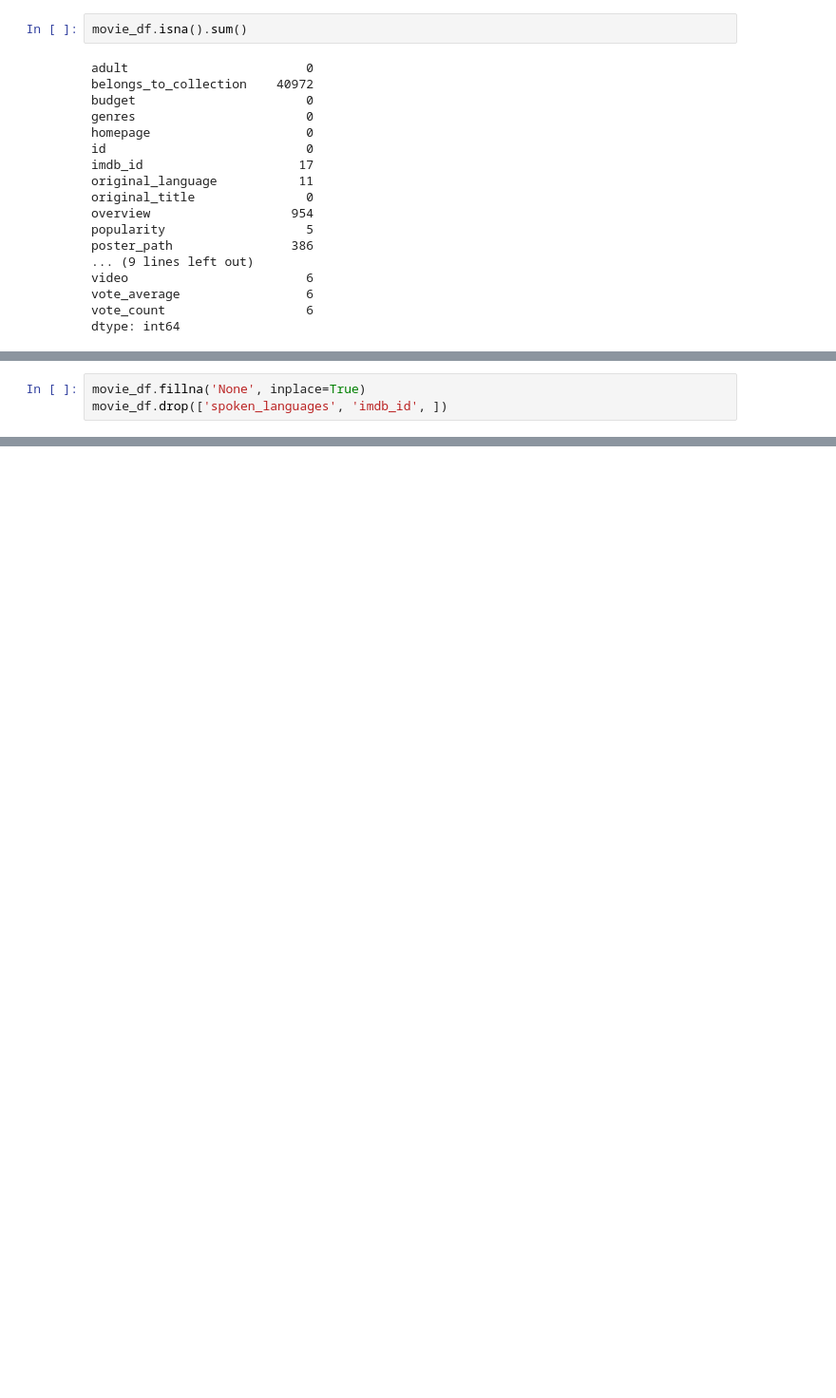
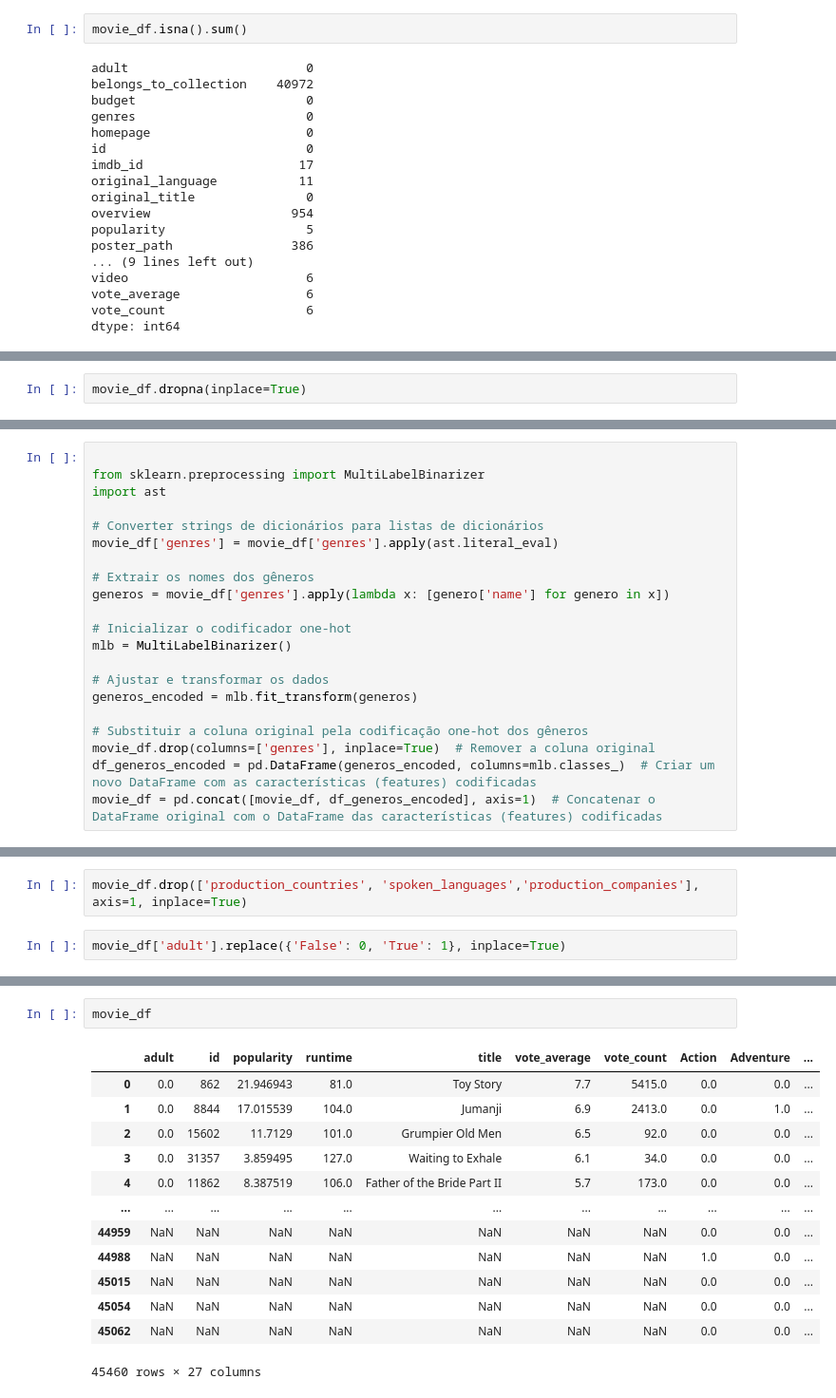
Before and after one commit to Kaio-Gaspar/movie-system-recommendation, a Jupyter notebook: movie/main.ipynb, the cells around one changed output, grey strips where cells are left out. Shown at 95% size. Saved outputs shown, nothing was run; the diff lists cells and outputs as text; blank space fills up the shorter version.

Commit message:
preprocessing

```diff
--- a/movie/main.ipynb
+++ b/movie/main.ipynb
@@ -49,3 +110,2 @@ movie_df.head()
 # %%
-movie_df.fillna('None', inplace=True)
-movie_df.drop(['spoken_languages', 'imdb_id', ])
+movie_df.dropna(inplace=True)
@@ -53,0 +137,21 @@ KeyError: "['spoken_languages', 'imdb_id'] not found in axis"
+# %%
+
+from sklearn.preprocessing import MultiLabelBinarizer
+import ast
+
+# Converter strings de dicionários para listas de dicionários
+movie_df['genres'] = movie_df['genres'].apply(ast.literal_eval)
+
+# Extrair os nomes dos gêneros
+generos = movie_df['genres'].apply(lambda x: [genero['name'] for genero in x])
+
+# Inicializar o codificador one-hot
+mlb = MultiLabelBinarizer()
+
+# Ajustar e transformar os dados
+generos_encoded = mlb.fit_transform(generos)
+
+# Substituir a coluna original pela codificação one-hot dos gêneros
+movie_df.drop(columns=['genres'], inplace=True)  # Remover a coluna original
+df_generos_encoded = pd.DataFrame(generos_encoded, columns=mlb.classes_)  # Criar um novo DataFrame com as características (features) codificadas
+movie_df = pd.concat([movie_df, df_generos_encoded], axis=1)  # Concatenar o DataFrame original com o DataFrame das características (features) codificadas
@@ -53,0 +167,4 @@ KeyError: "['spoken_languages', 'imdb_id'] not found in axis"
+# %%
+movie_df.drop(['production_countries', 'spoken_languages','production_companies'], axis=1, inplace=True)
+# %%
+movie_df['adult'].replace({'False': 0, 'True': 1}, inplace=True)
@@ -53,0 +178,16 @@ KeyError: "['spoken_languages', 'imdb_id'] not found in axis"
+# %%
+movie_df
+# %% [output]
+|  | adult | id | popularity | runtime | title | vote_average | vote_count | Action | Adventure | ... |
+| 0 | 0.0 | 862 | 21.946943 | 81.0 | Toy Story | 7.7 | 5415.0 | 0.0 | 0.0 | ... |
+| 1 | 0.0 | 8844 | 17.015539 | 104.0 | Jumanji | 6.9 | 2413.0 | 0.0 | 1.0 | ... |
+| 2 | 0.0 | 15602 | 11.7129 | 101.0 | Grumpier Old Men | 6.5 | 92.0 | 0.0 | 0.0 | ... |
+| 3 | 0.0 | 31357 | 3.859495 | 127.0 | Waiting to Exhale | 6.1 | 34.0 | 0.0 | 0.0 | ... |
+| 4 | 0.0 | 11862 | 8.387519 | 106.0 | Father of the Bride Part II | 5.7 | 173.0 | 0.0 | 0.0 | ... |
+| ... | ... | ... | ... | ... | ... | ... | ... | ... | ... | ... |
+| 44959 | NaN | NaN | NaN | NaN | NaN | NaN | NaN | 0.0 | 0.0 | ... |
+| 44988 | NaN | NaN | NaN | NaN | NaN | NaN | NaN | 1.0 | 0.0 | ... |
+| 45015 | NaN | NaN | NaN | NaN | NaN | NaN | NaN | 0.0 | 0.0 | ... |
+| 45054 | NaN | NaN | NaN | NaN | NaN | NaN | NaN | 0.0 | 0.0 | ... |
+| 45062 | NaN | NaN | NaN | NaN | NaN | NaN | NaN | 0.0 | 0.0 | ... |
+45460 rows × 27 columns
```
Also changed, not shown: parts of 29 cells of this notebook.
